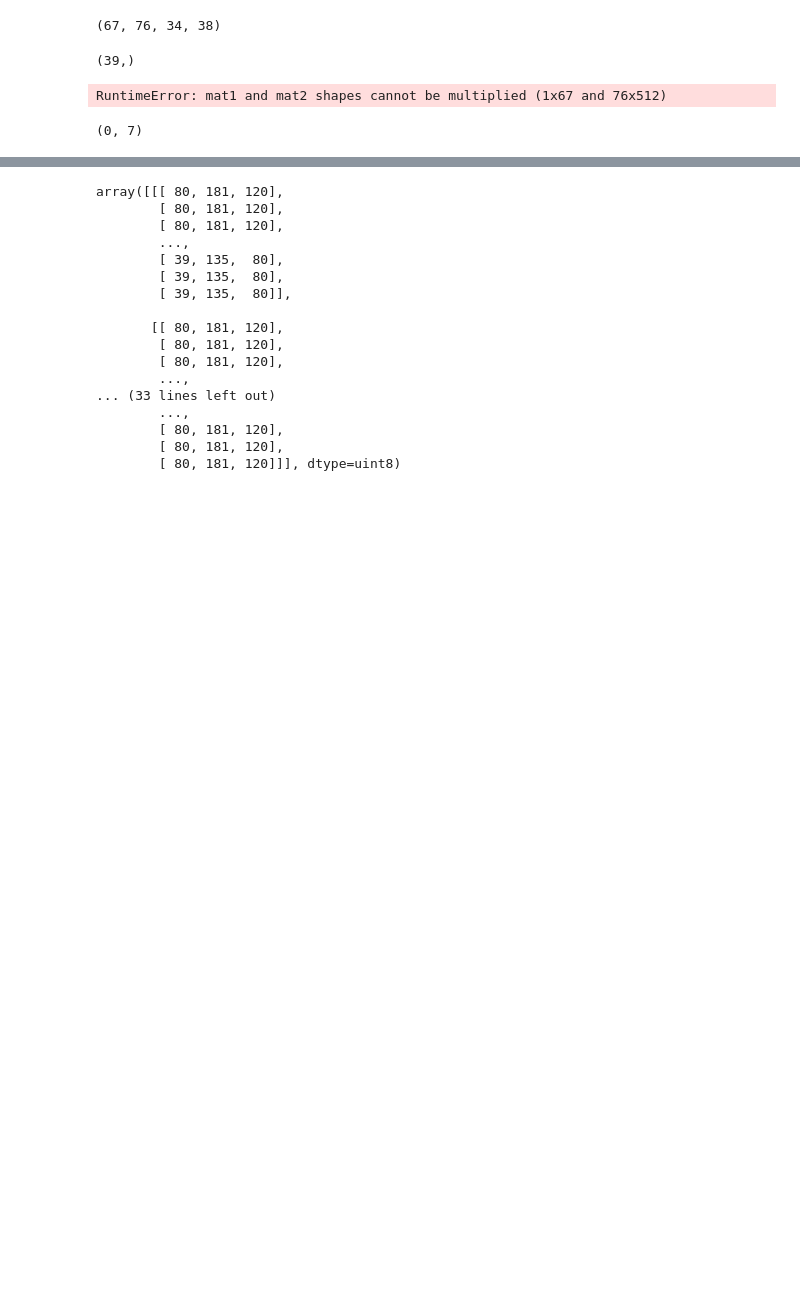
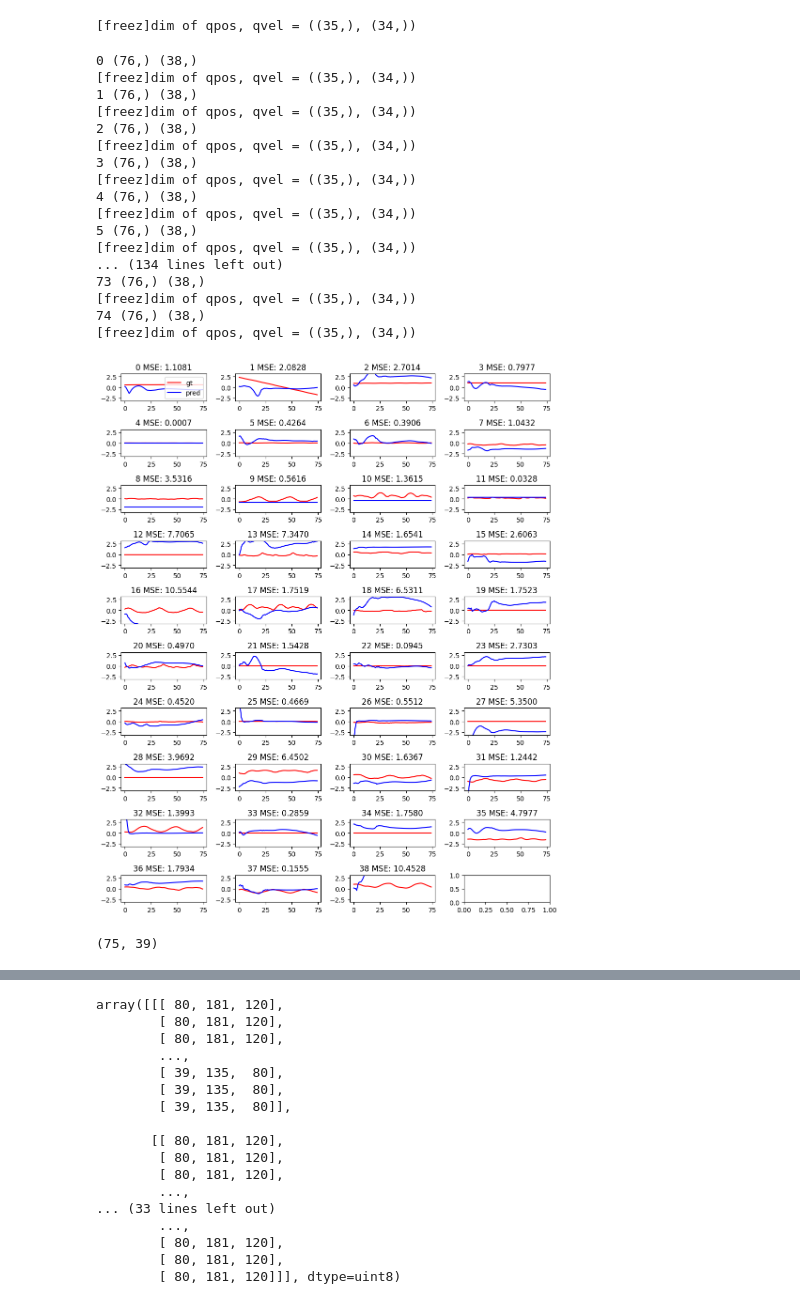
Before and after one commit to liuxy10/RFC, a Jupyter notebook: test_env.ipynb, the cells around one changed output, grey strips where cells are left out. Drawn from its saved outputs; the diff is of its cells as text; code cells hidden in the pictures; blank space fills up the shorter version.

Commit message:
the init pose bug is fixed'

```diff
--- a/test_env.ipynb
+++ b/test_env.ipynb
@@ -152,59 +100,83 @@ state, state.shape
-# %%
-actuators_f = env_f.model.actuator_names
-state_dim_f = env_f.observation_space.shape[0]
-action_dim_f = env_f.action_space.shape[0]
-len(actuators_f), len(actuators)
-state_dim_f, state_dim, action_dim_f, action_dim
-# %% [output]
-(67, 76, 34, 38)
+# %%
+poses = {'pred': [], 'gt': []}
+state = env_f.reset()
+# print(env_f.init_qpos[1], env.expert['qpos'][0,1])
+assert env_f.init_qpos_f[1] == env.expert['qpos'][0,1], "init_qpos[1] != expert_qpos[0,1]"
+assert np.allclose(env_f.init_qpos_f, env_f.data.qpos), "init_qpos[1] != qpos[0,1]"
+knee_idx = body_qposaddr_list_start_index[2]
+# state_f_qpos, state_f_qvel = state_f[:env_f.data.qpos.shape[0]], state_f[env_f.data.qpos.shape[0]:]
+# state_old = np.concatenate([state_f_qpos[:knee_idx ], np.zeros(4),state_f_qpos[knee_idx:], state_f_qvel[:knee_idx ], np.zeros(4), state_f_qvel[knee_idx:], 0.*np.ones(1)])
+if running_state is not None:
+    state = running_state(state, update=False)
+# %% [output]
+[freez]dim of qpos, qvel = ((35,), (34,))
 # %%
-for t in range(1000):
+
+for t in range(75):
 
     epos = env.get_expert_attr('qpos', env.get_expert_index(t)).copy()
-    print(epos.shape)
+    # print(epos.shape)
     if env.expert['meta']['cyclic']:
         init_pos = env.expert['init_pos']
-        cycle_h = env.expert['cycle_relheading']
+        cycle_h = env.expert['cycle_relheading'] # relative heading quaternion
         cycle_pos = env.expert['cycle_pos']
         epos[:3] = quat_mul_vec(cycle_h, epos[:3] - init_pos) + cycle_pos
         epos[3:7] = quaternion_multiply(cycle_h, epos[3:7])
     poses['gt'].append(epos)
     poses['pred'].append(env_f.data.qpos.copy())
-    state_var = tensor(state, dtype=dtype).unsqueeze(0)
     action = policy_net.select_action(state_var, mean_action=True)[0].cpu().numpy()
-    # print(t, state.shape, action.shape)
-    next_state, reward, done,info = env.step(action)
+    print(t, state.shape, action.shape)
+    next_state, reward, done = env_f.step(action)
+    # print(np.std(next_state_f))
     if running_state is not None:
         next_state = running_state(next_state, update=False)
     if done:
-        print(f"fail: {info['fail']}")
+        # print(f"fail: {info['fail']}")
         break
     state = next_state
+    # print("np.std(state) vs ",np.std(state), np.std(epos))
 
 poses['gt'] = np.vstack(poses['gt'])
 poses['pred'] = np.vstack(poses['pred'])
 plot_pose = True
 if plot_pose:
-    import matplotlib.pyplot as plt
-    fig, axs = plt.subplots(nrows=poses['gt'].shape[1]//4, ncols=4, figsize=(6, 12))
-    for i in range(poses['gt'].shape[1]//4):
+    # import matplotlib.pyplot as plt
+    fig, axs = plt.subplots(nrows=poses['gt'].shape[1]//4+1, ncols=4, figsize=(10, 12))
+    for i in range(poses['gt'].shape[1]//4+1):
         for j in range(4):
-            gt = poses['gt'][:, i*4 + j]
-            pred = poses['pred'][:, i*4 + j]
-            mse = np.mean((gt - pred) ** 2)
-            axs[i, j].plot(gt, 'r', label='gt')
-            axs[i, j].plot(pred, 'b', label='pred')
-            axs[i, j].set_ylim([-np.pi, np.pi])
-            axs[i, j].set_title(f'MSE: {mse:.4f}')
+            if i*4 + j < poses['gt'].shape[1]:
+                gt = poses['gt'][:, i*4 + j]
+                pred = poses['pred'][:, i*4 + j]
+                mse = np.mean((gt - pred) ** 2)
+                axs[i, j].plot(gt, 'r', label='gt')
+                axs[i, j].plot(pred, 'b', label='pred')
+                axs[i, j].set_ylim([-np.pi, np.pi])
+                axs[i, j].set_title(f'{i*4 + j} MSE: {mse:.4f}')
             if i == 0 and j == 0:
                 axs[i, j].legend()
     plt.tight_layout()
     plt.show()
 # %% [output]
-(39,)
+0 (76,) (38,)
+[freez]dim of qpos, qvel = ((35,), (34,))
+1 (76,) (38,)
+[freez]dim of qpos, qvel = ((35,), (34,))
+2 (76,) (38,)
+[freez]dim of qpos, qvel = ((35,), (34,))
+3 (76,) (38,)
+[freez]dim of qpos, qvel = ((35,), (34,))
+4 (76,) (38,)
+[freez]dim of qpos, qvel = ((35,), (34,))
+5 (76,) (38,)
+[freez]dim of qpos, qvel = ((35,), (34,))
+... (134 lines left out)
+73 (76,) (38,)
+[freez]dim of qpos, qvel = ((35,), (34,))
+74 (76,) (38,)
+[freez]dim of qpos, qvel = ((35,), (34,))
-RuntimeError: mat1 and mat2 shapes cannot be multiplied (1x67 and 76x512)
+[figure, added]
 # %%
 qpos = env.expert['qpos']
 qpos.shape
 # %% [output]
-(0, 7)
+(75, 39)
```
Also changed, not shown: parts of 7 cells of this notebook, 6 other files.
